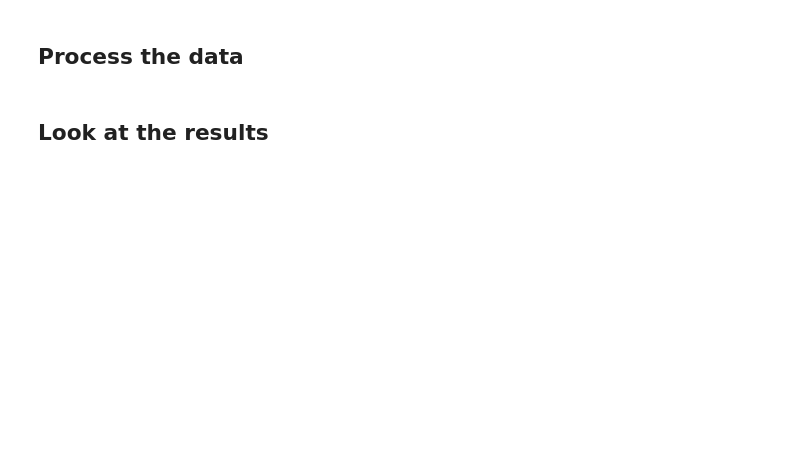
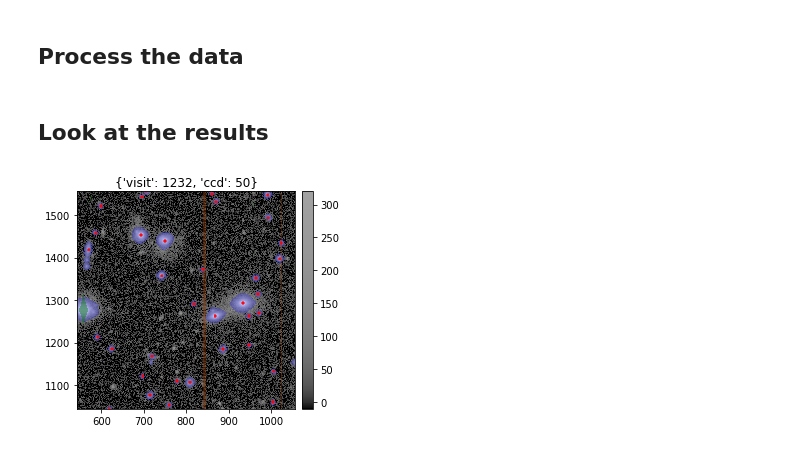
Before and after one commit to RobertLuptonTheGood/notebooks, a Jupyter notebook: Demos/Tune Detection.ipynb, the cells around one changed output. Drawn from its saved outputs; the diff is of its cells as text; code cells hidden in the pictures; blank space fills up the shorter version.

```diff
--- a/Demos/Tune Detection.ipynb
+++ b/Demos/Tune Detection.ipynb
@@ -29,8 +36,8 @@ config = SourceDetectionTask.ConfigClass()
 if True:
     config.thresholdValue = 30       # detection threshold in units of thresholdType
     if True:
-        print "SourceDetectionTask.thresholdType: %s" % (
-            SourceDetectionTask.ConfigClass.thresholdType.__doc__)
+        print("SourceDetectionTask.thresholdType: %s" % (
+              SourceDetectionTask.ConfigClass.thresholdType.__doc__))
     config.thresholdType = "stdev"   # units for thresholdValue
 if False:
     config.doTempLocalBackground = True  # Use local-background during detection step
@@ -51,25 +64,28 @@ Allowed values:
 # %% [markdown]
 ## Process the data
 # %%
-butler = dafPersist.Butler("/Volumes/RHLData/hsc-v13_0")
+#butler = dafPersist.Butler("/Volumes/RHLData/hsc-v13_0")
+butler = dafPersist.Butler("/datasets/hsc/repo/rerun/RC/w_2019_18/DM-19151")
 # %%
 if False:
     dataId = dict(tract=9348, patch='7,6', filter='HSC-I')
     exposure = butler.get('deepCoadd_calexp',dataId)
 else:
-    dataId = dict(visit=29352, ccd=50)
+    dataId = dict(visit=1232, ccd=50)
     exposure = butler.get('calexp', dataId)
+    exposure.mask &= exposure.mask.getPlaneBitMask(["BAD", "CROSSTALK", "EDGE", "INTRP", "SAT"])  # clear other mask planes
 
 tab = afwTable.SourceTable.make(schema)
 
-result = charImageTask.characterize(exposure)
+result = charImageTask.run(exposure)
 
 result = sourceDetectionTask.run(tab, exposure)
 sources = result.sources
 
-sourceDeblendTask.run(exposure, sources)
+if False:
+    sourceDeblendTask.run(exposure, sources)
 
-sourceMeasurementTask.run(exposure, sources)
+sourceMeasurementTask.run(sources, exposure)
 
 if False:
     sources.writeFits("outputTable.fits")
@@ -83,13 +99,15 @@ good = np.logical_and.reduce([sources.get('base_PixelFlags_flag_saturatedCenter'
                               sources.get("deblend_nChild") == 0,
                               ])
 # %%
-if True:
-    disp.mtv(exposure)
-else:
-    disp.erase()
+disp  = afwDisplay.Display(1, reopenPlot=True)
+disp.scale('asinh', -10, 40)
+disp.setMaskPlaneColor("CROSSTALK", afwDisplay.IGNORE)   # I don't care about crosstalk-corrected pixels
+disp.mtv(exposure, title=dataId)
 
-disp.pan(1163, 533); disp.zoom(1)
+disp.pan(800, 1300); disp.zoom(8)
 
 with disp.Buffering():
     for s in sources[good]:
         disp.dot('+', *s.getCentroid(), ctype=afwDisplay.RED)
+# %% [output]
+[figure, added]
```
Also changed, not shown: parts of 8 cells of this notebook, 4 other files.
